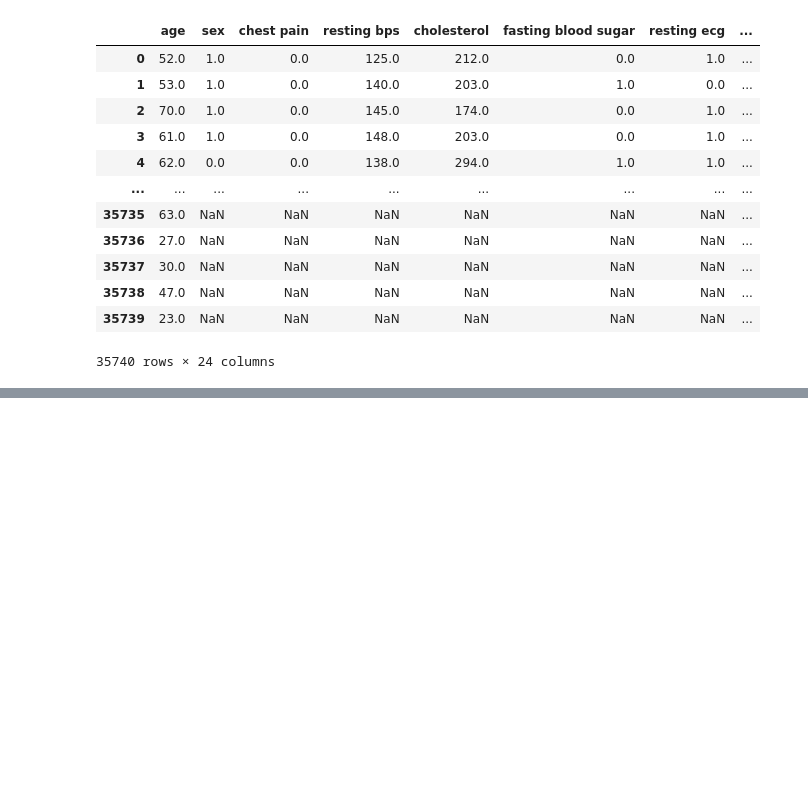
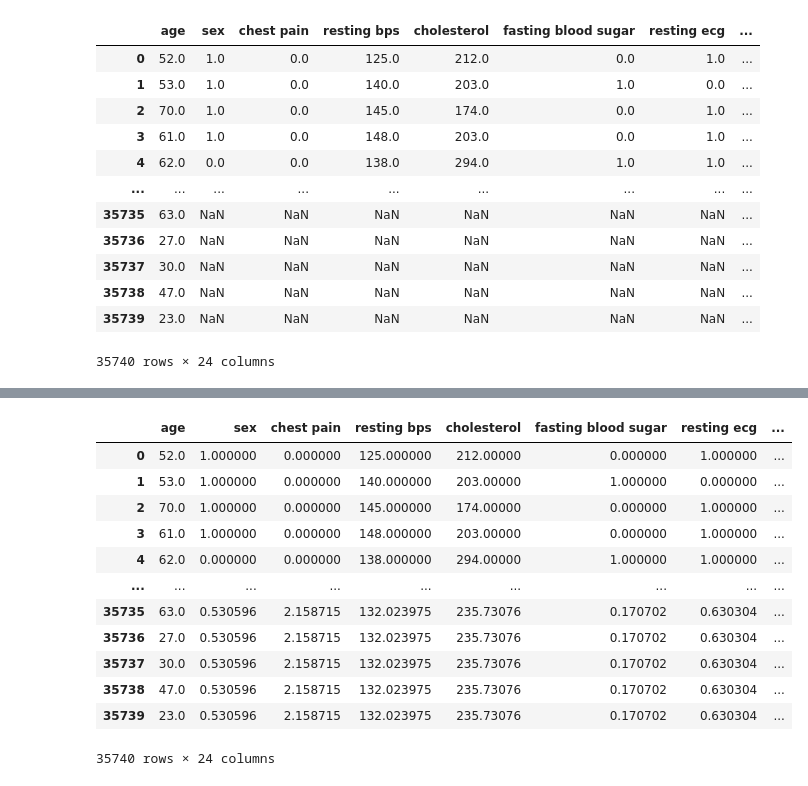
Before and after one commit to rajvi-collab/Disease_Detection, a Jupyter notebook: disease_detection.ipynb, the cells around one changed output, grey strips where cells are left out. Saved outputs shown, nothing was run; the diff lists cells and outputs as text; code cells hidden in the pictures; blank space fills up the shorter version.

```diff
--- a/disease_detection.ipynb
+++ b/disease_detection.ipynb
@@ -145,0 +178,29 @@ plt.show()
+# %%
+from sklearn.preprocessing import LabelEncoder
+
+# Create a label encoder object
+le = LabelEncoder()
+
+# Assuming 'data' is your DataFrame
+for column in data.columns:
+    if data[column].dtype == 'object':  # If the column is categorical
+        data[column] = le.fit_transform(data[column].astype(str))
+
+#filling null value
+data=data.fillna(method="backfill")
+data=data.fillna(data.mean())
+data
+# %% [output]
+|  | age | sex | chest pain | resting bps | cholesterol | fasting blood sugar | resting ecg | ... |
+| 0 | 52.0 | 1.000000 | 0.000000 | 125.000000 | 212.00000 | 0.000000 | 1.000000 | ... |
+| 1 | 53.0 | 1.000000 | 0.000000 | 140.000000 | 203.00000 | 1.000000 | 0.000000 | ... |
+| 2 | 70.0 | 1.000000 | 0.000000 | 145.000000 | 174.00000 | 0.000000 | 1.000000 | ... |
+| 3 | 61.0 | 1.000000 | 0.000000 | 148.000000 | 203.00000 | 0.000000 | 1.000000 | ... |
+| 4 | 62.0 | 0.000000 | 0.000000 | 138.000000 | 294.00000 | 1.000000 | 1.000000 | ... |
+| ... | ... | ... | ... | ... | ... | ... | ... | ... |
+| 35735 | 63.0 | 0.530596 | 2.158715 | 132.023975 | 235.73076 | 0.170702 | 0.630304 | ... |
+| 35736 | 27.0 | 0.530596 | 2.158715 | 132.023975 | 235.73076 | 0.170702 | 0.630304 | ... |
+| 35737 | 30.0 | 0.530596 | 2.158715 | 132.023975 | 235.73076 | 0.170702 | 0.630304 | ... |
+| 35738 | 47.0 | 0.530596 | 2.158715 | 132.023975 | 235.73076 | 0.170702 | 0.630304 | ... |
+| 35739 | 23.0 | 0.530596 | 2.158715 | 132.023975 | 235.73076 | 0.170702 | 0.630304 | ... |
+35740 rows × 24 columns
```
Also changed, not shown: parts of 35 cells of this notebook.
